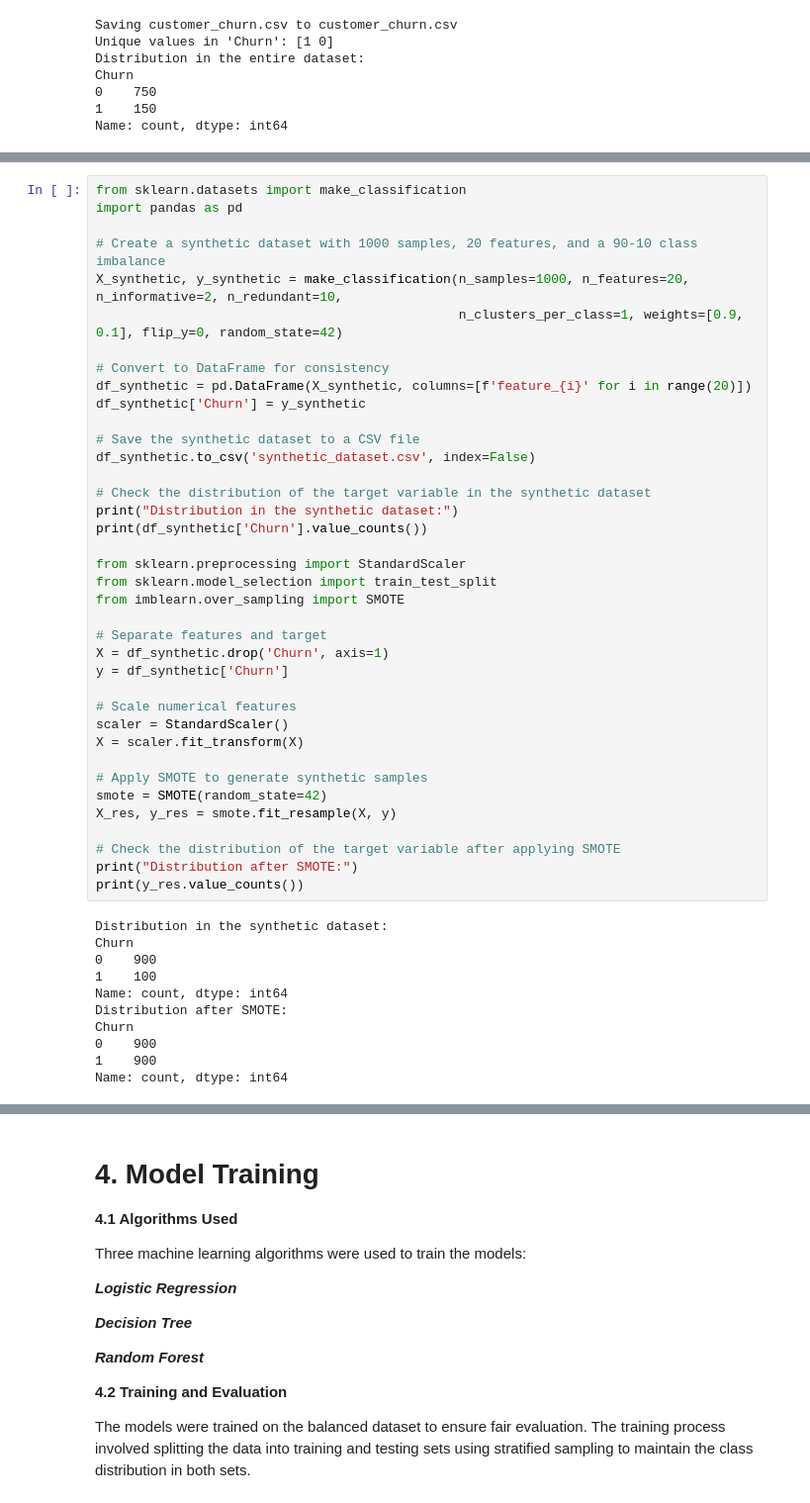
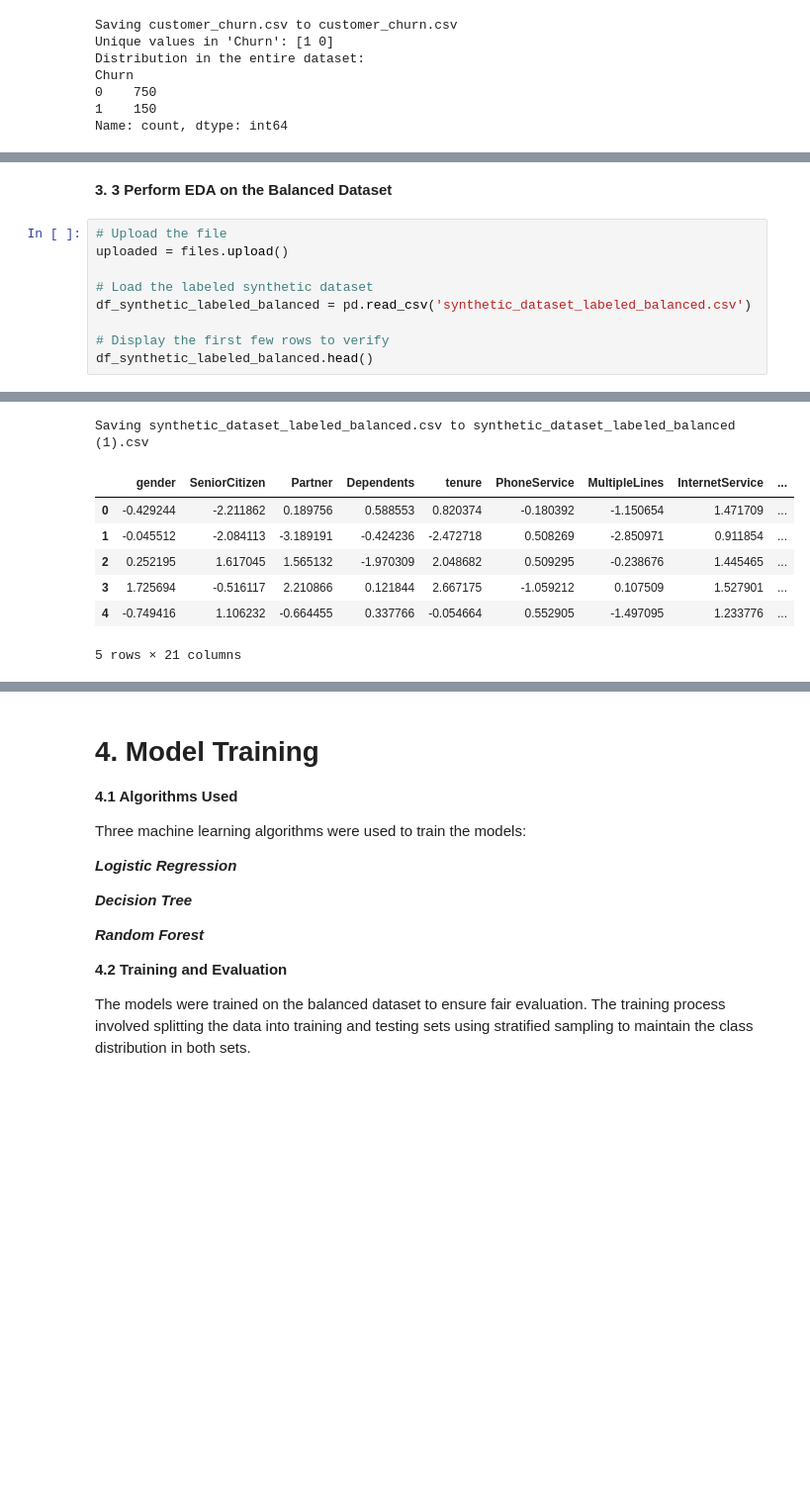
Before and after one commit to TAlkam/predicting-customer-churn, a Jupyter notebook: Predicting_customer_churn.ipynb, the cells around one changed output, grey strips where cells are left out. Shown: that part at 99% size. Cells and saved outputs as stored; diff of their text form; blank space fills up the shorter version.

```diff
--- a/Predicting_customer_churn.ipynb
+++ b/Predicting_customer_churn.ipynb
@@ -147,49 +220,12 @@ print(df_synthetic.head())
-# %%
-from sklearn.datasets import make_classification
-import pandas as pd
-
-# Create a synthetic dataset with 1000 samples, 20 features, and a 90-10 class imbalance
-X_synthetic, y_synthetic = make_classification(n_samples=1000, n_features=20, n_informative=2, n_redundant=10,
-                                               n_clusters_per_class=1, weights=[0.9, 0.1], flip_y=0, random_state=42)
-
-# Convert to DataFrame for consistency
-df_synthetic = pd.DataFrame(X_synthetic, columns=[f'feature_{i}' for i in range(20)])
-df_synthetic['Churn'] = y_synthetic
-
-# Save the synthetic dataset to a CSV file
-df_synthetic.to_csv('synthetic_dataset.csv', index=False)
-
-# Check the distribution of the target variable in the synthetic dataset
-print("Distribution in the synthetic dataset:")
-print(df_synthetic['Churn'].value_counts())
-
-from sklearn.preprocessing import StandardScaler
-from sklearn.model_selection import train_test_split
-from imblearn.over_sampling import SMOTE
-
-# Separate features and target
-X = df_synthetic.drop('Churn', axis=1)
-y = df_synthetic['Churn']
-
-# Scale numerical features
-scaler = StandardScaler()
-X = scaler.fit_transform(X)
-
-# Apply SMOTE to generate synthetic samples
-smote = SMOTE(random_state=42)
-X_res, y_res = smote.fit_resample(X, y)
-
-# Check the distribution of the target variable after applying SMOTE
-print("Distribution after SMOTE:")
-print(y_res.value_counts())
-# %% [output]
-Distribution in the synthetic dataset:
-Churn
-0    900
-1    100
-Name: count, dtype: int64
-Distribution after SMOTE:
-Churn
-0    900
-1    900
-Name: count, dtype: int64
+# %% [markdown]
+**3. 3 Perform EDA on the Balanced Dataset**
+# %%
+# Upload the file
+uploaded = files.upload()
+
+# Load the labeled synthetic dataset
+df_synthetic_labeled_balanced = pd.read_csv('synthetic_dataset_labeled_balanced.csv')
+
+# Display the first few rows to verify
+df_synthetic_labeled_balanced.head()
+# %% [output]
@@ -195,0 +233,8 @@ Name: count, dtype: int64
+Saving synthetic_dataset_labeled_balanced.csv to synthetic_dataset_labeled_balanced (1).csv
+|  | gender | SeniorCitizen | Partner | Dependents | tenure | PhoneService | MultipleLines | InternetService | ... |
+| 0 | -0.429244 | -2.211862 | 0.189756 | 0.588553 | 0.820374 | -0.180392 | -1.150654 | 1.471709 | ... |
+| 1 | -0.045512 | -2.084113 | -3.189191 | -0.424236 | -2.472718 | 0.508269 | -2.850971 | 0.911854 | ... |
+| 2 | 0.252195 | 1.617045 | 1.565132 | -1.970309 | 2.048682 | 0.509295 | -0.238676 | 1.445465 | ... |
+| 3 | 1.725694 | -0.516117 | 2.210866 | 0.121844 | 2.667175 | -1.059212 | 0.107509 | 1.527901 | ... |
+| 4 | -0.749416 | 1.106232 | -0.664455 | 0.337766 | -0.054664 | 0.552905 | -1.497095 | 1.233776 | ... |
+5 rows × 21 columns
```
Also changed, not shown: parts of 38 cells of this notebook.
